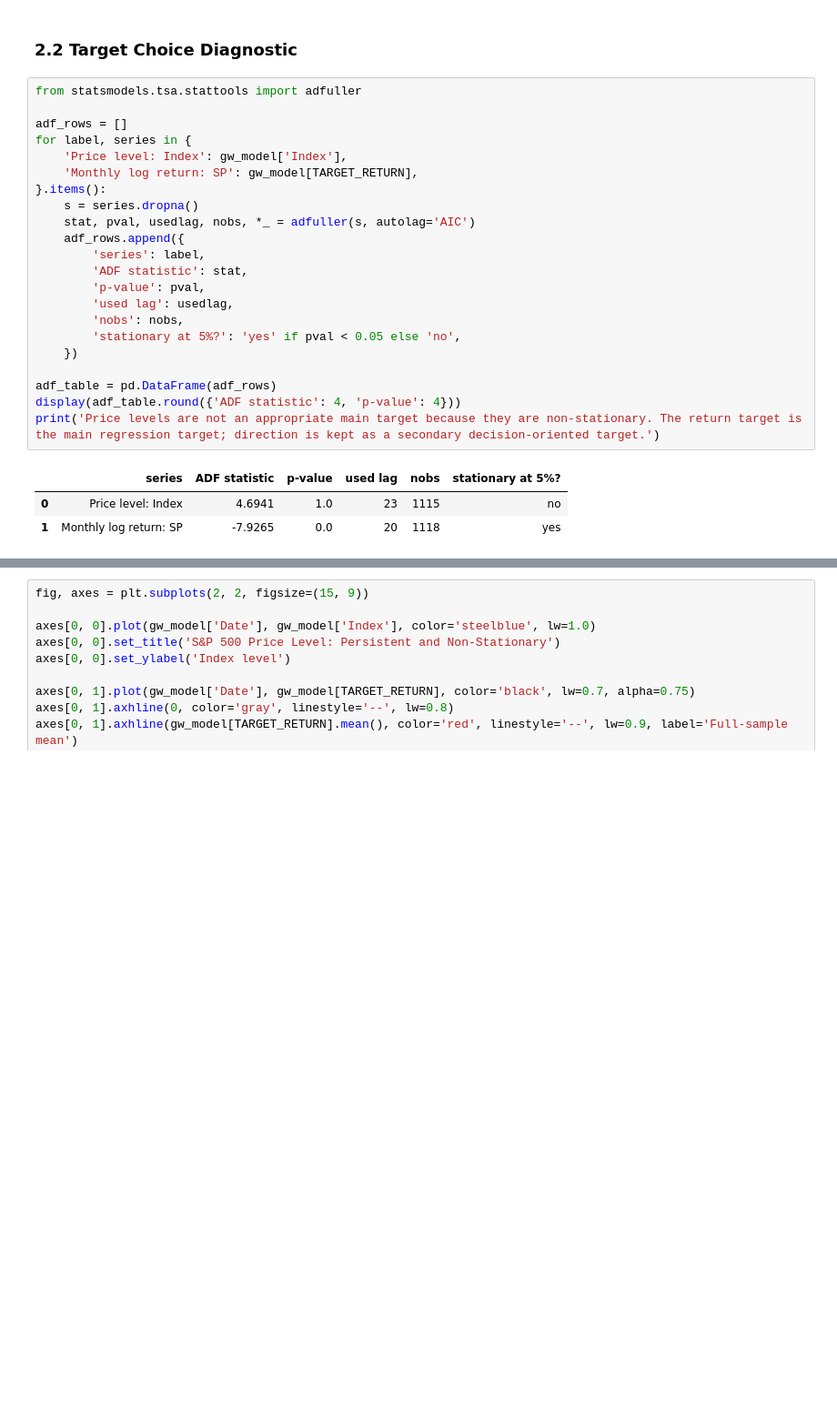
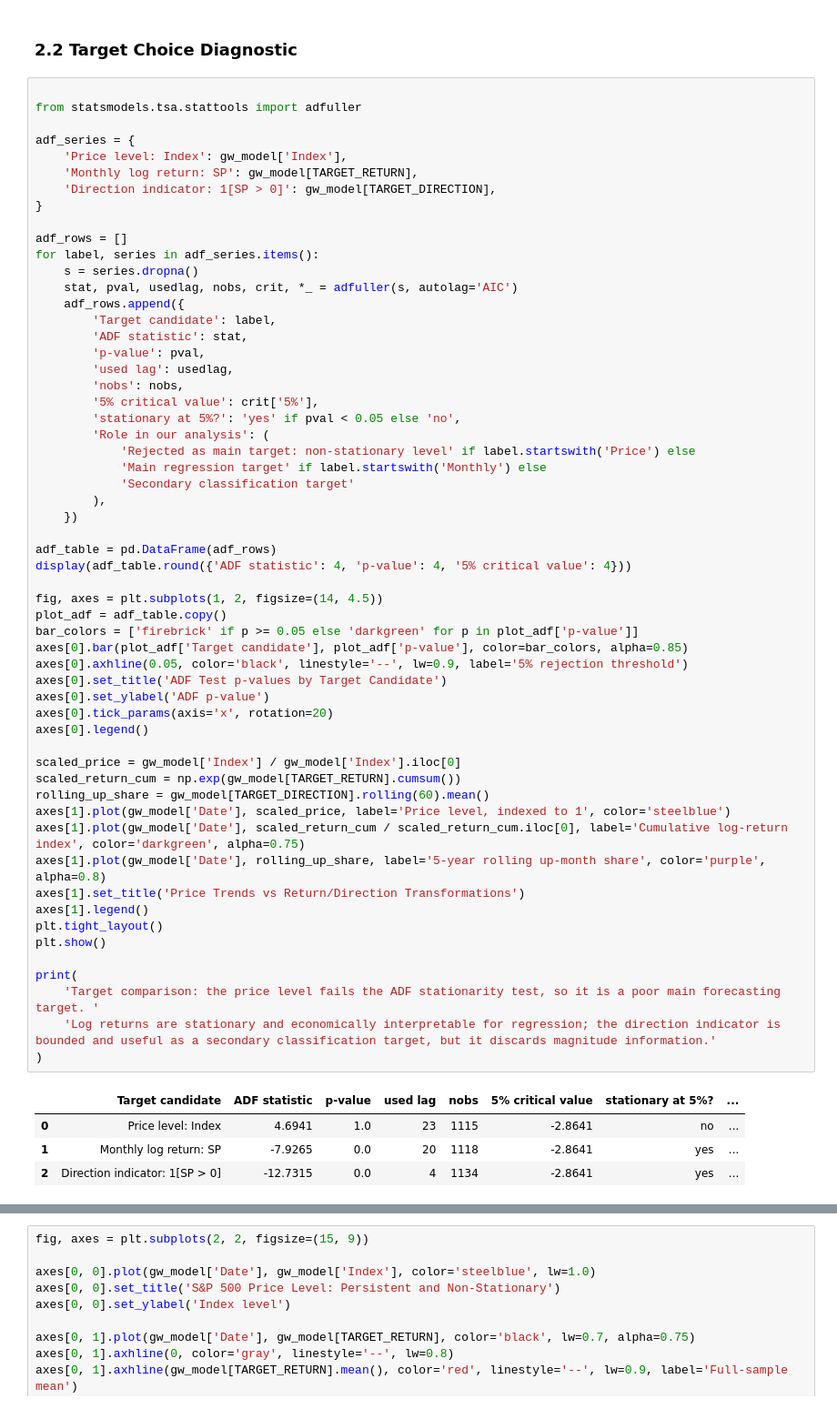
Before and after one commit to lucassalamancaf/ML_Finance, a Jupyter notebook: Hw1/HW1_Task1.ipynb, the cells around one changed output, grey strips where cells are left out. Shown at 91% size. Saved outputs shown, nothing was run; the diff lists cells and outputs as text; blank space fills up the shorter version.

```diff
--- a/Hw1/HW1_Task1.ipynb
+++ b/Hw1/HW1_Task1.ipynb
@@ -619,28 +619,64 @@ plt.show()
 # %% [markdown]
 ### 2.2 Target Choice Diagnostic
 # %%
+
 from statsmodels.tsa.stattools import adfuller
 
-adf_rows = []
-for label, series in {
+adf_series = {
     'Price level: Index': gw_model['Index'],
     'Monthly log return: SP': gw_model[TARGET_RETURN],
-}.items():
+    'Direction indicator: 1[SP > 0]': gw_model[TARGET_DIRECTION],
+}
+
+adf_rows = []
+for label, series in adf_series.items():
     s = series.dropna()
-    stat, pval, usedlag, nobs, *_ = adfuller(s, autolag='AIC')
+    stat, pval, usedlag, nobs, crit, *_ = adfuller(s, autolag='AIC')
     adf_rows.append({
-        'series': label,
+        'Target candidate': label,
         'ADF statistic': stat,
         'p-value': pval,
         'used lag': usedlag,
         'nobs': nobs,
+        '5% critical value': crit['5%'],
         'stationary at 5%?': 'yes' if pval < 0.05 else 'no',
+        'Role in our analysis': (
+            'Rejected as main target: non-stationary level' if label.startswith('Price') else
+            'Main regression target' if label.startswith('Monthly') else
+            'Secondary classification target'
+        ),
     })
 
 adf_table = pd.DataFrame(adf_rows)
-display(adf_table.round({'ADF statistic': 4, 'p-value': 4}))
-print('Price levels are not an appropriate main target because they are non-stationary. The return target is the main regression target; direction is kept as a secondary decision-oriented target.')
+display(adf_table.round({'ADF statistic': 4, 'p-value': 4, '5% critical value': 4}))
+
+fig, axes = plt.subplots(1, 2, figsize=(14, 4.5))
+plot_adf = adf_table.copy()
+bar_colors = ['firebrick' if p >= 0.05 else 'darkgreen' for p in plot_adf['p-value']]
+axes[0].bar(plot_adf['Target candidate'], plot_adf['p-value'], color=bar_colors, alpha=0.85)
+axes[0].axhline(0.05, color='black', linestyle='--', lw=0.9, label='5% rejection threshold')
+axes[0].set_title('ADF Test p-values by Target Candidate')
+axes[0].set_ylabel('ADF p-value')
+axes[0].tick_params(axis='x', rotation=20)
+axes[0].legend()
+
+scaled_price = gw_model['Index'] / gw_model['Index'].iloc[0]
+scaled_return_cum = np.exp(gw_model[TARGET_RETURN].cumsum())
+rolling_up_share = gw_model[TARGET_DIRECTION].rolling(60).mean()
+axes[1].plot(gw_model['Date'], scaled_price, label='Price level, indexed to 1', color='steelblue')
+axes[1].plot(gw_model['Date'], scaled_return_cum / scaled_return_cum.iloc[0], label='Cumulative log-return index', color='darkgreen', alpha=0.75)
+axes[1].plot(gw_model['Date'], rolling_up_share, label='5-year rolling up-month share', color='purple', alpha=0.8)
+axes[1].set_title('Price Trends vs Return/Direction Transformations')
+axes[1].legend()
+plt.tight_layout()
+plt.show()
+
+print(
+    'Target comparison: the price level fails the ADF stationarity test, so it is a poor main forecasting target. '
+    'Log returns are stationary and economically interpretable for regression; the direction indicator is bounded and useful as a secondary classification target, but it discards magnitude information.'
+)
 # %% [output]
-|  | series | ADF statistic | p-value | used lag | nobs | stationary at 5%? |
-| 0 | Price level: Index | 4.6941 | 1.0 | 23 | 1115 | no |
-| 1 | Monthly log return: SP | -7.9265 | 0.0 | 20 | 1118 | yes |
+|  | Target candidate | ADF statistic | p-value | used lag | nobs | 5% critical value | stationary at 5%? | ... |
+| 0 | Price level: Index | 4.6941 | 1.0 | 23 | 1115 | -2.8641 | no | ... |
+| 1 | Monthly log return: SP | -7.9265 | 0.0 | 20 | 1118 | -2.8641 | yes | ... |
+| 2 | Direction indicator: 1[SP > 0] | -12.7315 | 0.0 | 4 | 1134 | -2.8641 | yes | ... |
```
Also changed, not shown: parts of 25 cells of this notebook, 18 other files.
